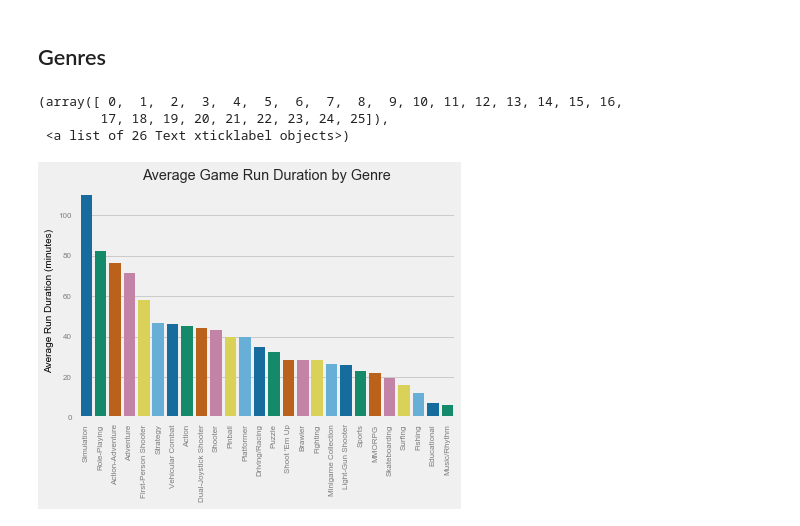
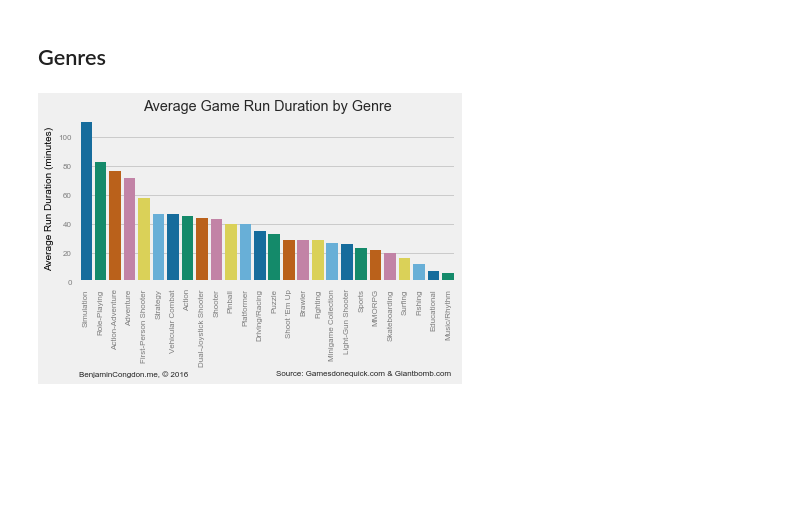
Before and after one commit to bcongdon/agdq-2017-schedule-analysis, a Jupyter notebook: AGDQ-2017-Schedule-Analysis.ipynb, the cells around one changed output. Cells and saved outputs as stored; diff of their text form; code cells hidden in the pictures; blank space fills up the shorter version.

Commit message:
Refactored watermark / rendering pipeline, finalized genre chart

```diff
--- a/AGDQ-2017-Schedule-Analysis.ipynb
+++ b/AGDQ-2017-Schedule-Analysis.ipynb
@@ -22,6 +22,24 @@ with open ('scraped_games.json', 'r') as f:
     actual_games = json.load(f)
 # %% [markdown]
 # Graphs
+# %%
+# Utility Functions
+def add_info(ax, x1, y1, x2, y2, src='Source: Gamesdonequick.com & Giantbomb.com'):
+    ax.text(x1, y1, src,
+         horizontalalignment='right',
+         verticalalignment='center',
+         transform = ax.transAxes,
+         fontsize=8)
+    ax.text(x2, y2,'BenjaminCongdon.me, © 2016',
+         horizontalalignment='left',
+         verticalalignment='center',
+         transform = ax.transAxes,
+         fontsize=8)
+
+def save_renders(filename):
+    plt.tight_layout()
+    plt.savefig('./img/{}.png'.format(filename), bbox_inches='tight', dpi=100)
+    plt.savefig('./render/{}.png'.format(filename), bbox_inches='tight', dpi=500)
 # %% [markdown]
 ## Games on each platform
 # %%
@@ -290,29 +248,28 @@ plt.savefig('./render/time_to_run_histogram.png', bb_inches='tight', dpi=350)
 # %%
 # Add genres to actual_games dicts
 all_genres = []
 for i in range(len(actual_games)):
     genres = []
     if 'genres' in actual_games[i]['data'] and actual_games[i]['data']['genres']:
         for g in actual_games[i]['data']['genres']:
             genres.append(g['name'])
             if g['name'] not in all_genres:
                 all_genres.append(g['name'])
     actual_games[i]['genres'] = ','.join(genres)
 games_df = pd.DataFrame(actual_games)
 games_df.duration = pd.to_timedelta(games_df['duration'].apply(str))
 genre_runtimes = {}
 for g in all_genres:
     genre_runtimes[g] = games_df[games_df.genres.str.contains(g)].duration.astype('timedelta64[m]').mean()
 genre_tuples = sorted(genre_runtimes.items(), key=itemgetter(1))
 fig, ax = plt.subplots()
 sns.barplot(*zip(*reversed(genre_tuples)),
             palette=sns.color_palette("colorblind"),
             ax=ax)
 ax.set_ylabel("Average Run Duration (minutes)")
 ax.set_title("Average Game Run Duration by Genre")
 plt.xticks(rotation='vertical')
+add_info(ax, .99, -.55, 0, -.55)
+save_renders('genre_runtimes')
 # %% [output]
-(array([ 0,  1,  2,  3,  4,  5,  6,  7,  8,  9, 10, 11, 12, 13, 14, 15, 16,
-        17, 18, 19, 20, 21, 22, 23, 24, 25]),
- <a list of 26 Text xticklabel objects>)
-[figure, old version]
+[figure, new version]
```
Also changed, not shown: parts of 6 cells of this notebook, 13 other files.
